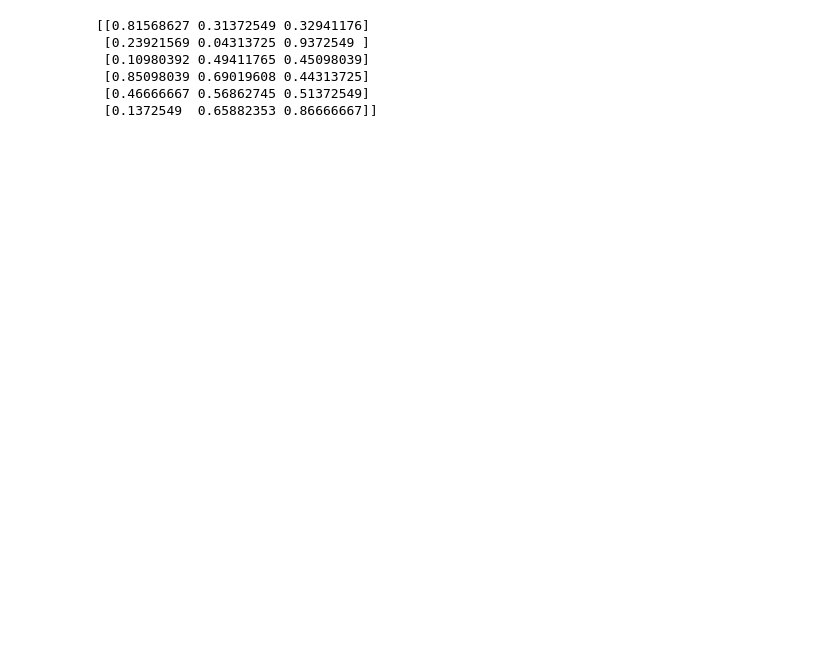
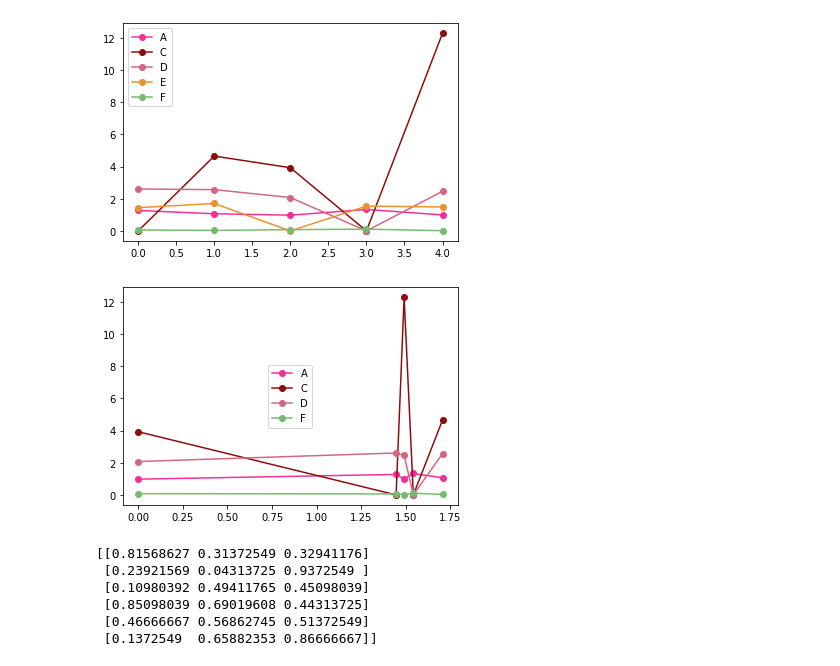
Before and after one commit to Skroko/02463-active-final-miniproject, a Jupyter notebook: actual.ipynb, the cells around one changed output. Saved outputs shown, nothing was run; the diff lists cells and outputs as text; code cells hidden in the pictures; blank space fills up the shorter version.

```diff
--- a/actual.ipynb
+++ b/actual.ipynb
@@ -47,3 +61,11 @@ colors = np.random.randint(0,255,(n_vars,3))/255
+# %%
+n = 1
+no_n = [i for i in range(len(vars)) if i != n]
+# %%
+compare_stats(var[no_n],3,np.array(vars)[no_n])
+# %% [output]
+[figure, added]
+[figure, added]
 # %%
 print(colors)
 # %% [output]
```
Also changed, not shown: parts of 18 cells of this notebook, 1 other file.
